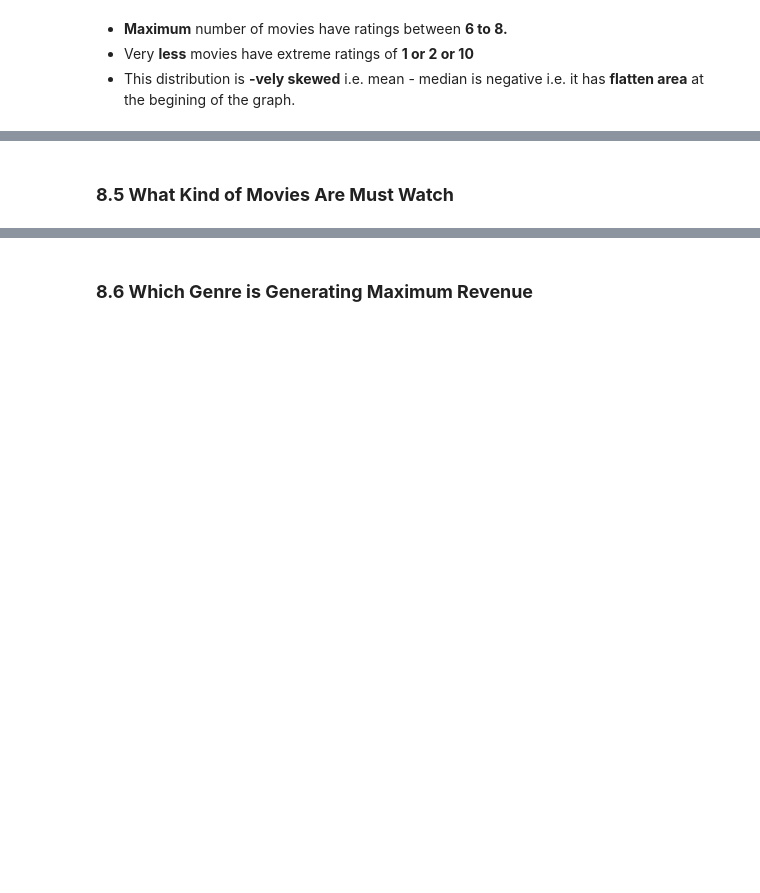
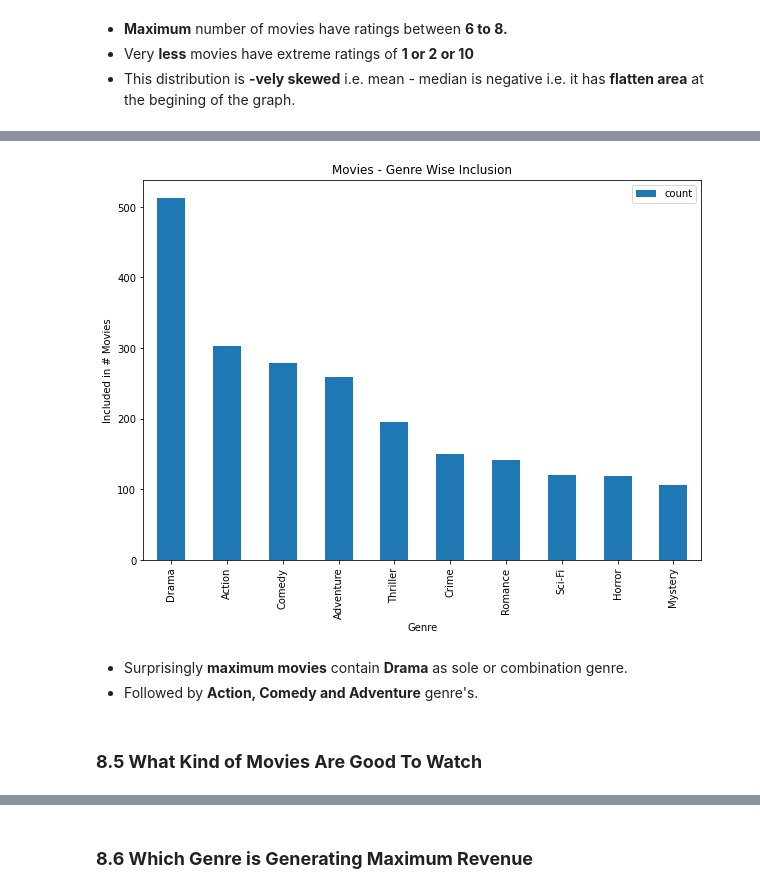
Before and after one commit to meetrahula/INSAID-EDA-Project, a Jupyter notebook: EDA Movies Dataset.ipynb, the cells around one changed output, grey strips where cells are left out. Cells and saved outputs as stored; diff of their text form; code cells hidden in the pictures; blank space fills up the shorter version.

```diff
--- a/EDA Movies Dataset.ipynb
+++ b/EDA Movies Dataset.ipynb
@@ -615,3 +611,7 @@ data['rating'].plot(kind='hist',bins=bins,figsize=(10,7),color='brown',xticks=bi
 - **Maximum** number of movies have ratings between **6 to 8.**
 - Very **less** movies have extreme ratings of **1 or 2 or 10**
 - This distribution is **-vely skewed** i.e. mean - median is negative i.e. it has **flatten area** at the begining of the graph.
+# %%
+df_genre = data.assign(genre=data['genre'].str.split(","))
+df_genre = df_genre.explode('genre')
+df_genre.head()
@@ -618,6 +625,18 @@ data['rating'].plot(kind='hist',bins=bins,figsize=(10,7),color='brown',xticks=bi
+# %%
+df_genre.groupby(['genre']).aggregate(['count'])['title'].sort_values(by=['count'],ascending=False)[:10].plot(kind='bar',
+                                                                                                             figsize=(10,7))
+plt.xlabel('Genre')
+plt.ylabel('Included in # Movies')
+plt.title('Movies - Genre Wise Inclusion')
+plt.savefig("g:/Rahul Data/GCD Related/INSAID/EDA Project/Movies Released - Genre Wise Inclusion")
+# %% [output]
+[figure, added]
+# %% [markdown]
+- Surprisingly **maximum movies** contain **Drama** as sole or combination genre.
+- Followed by **Action, Comedy and Adventure** genre's.
 # %% [markdown]
 <a id = Section85></a>
-### **8.5 What Kind of Movies Are Must Watch**
+### **8.5 What Kind of Movies Are Good To Watch**
 # %%
 desirable = data[data['metascore'] > 90].sort_values(by=['metascore'],ascending=False)
 desirable['genre'].value_counts()[:10].plot(kind='bar',figsize=(10,7),fontsize=12)
```
Also changed, not shown: parts of 35 cells of this notebook.
